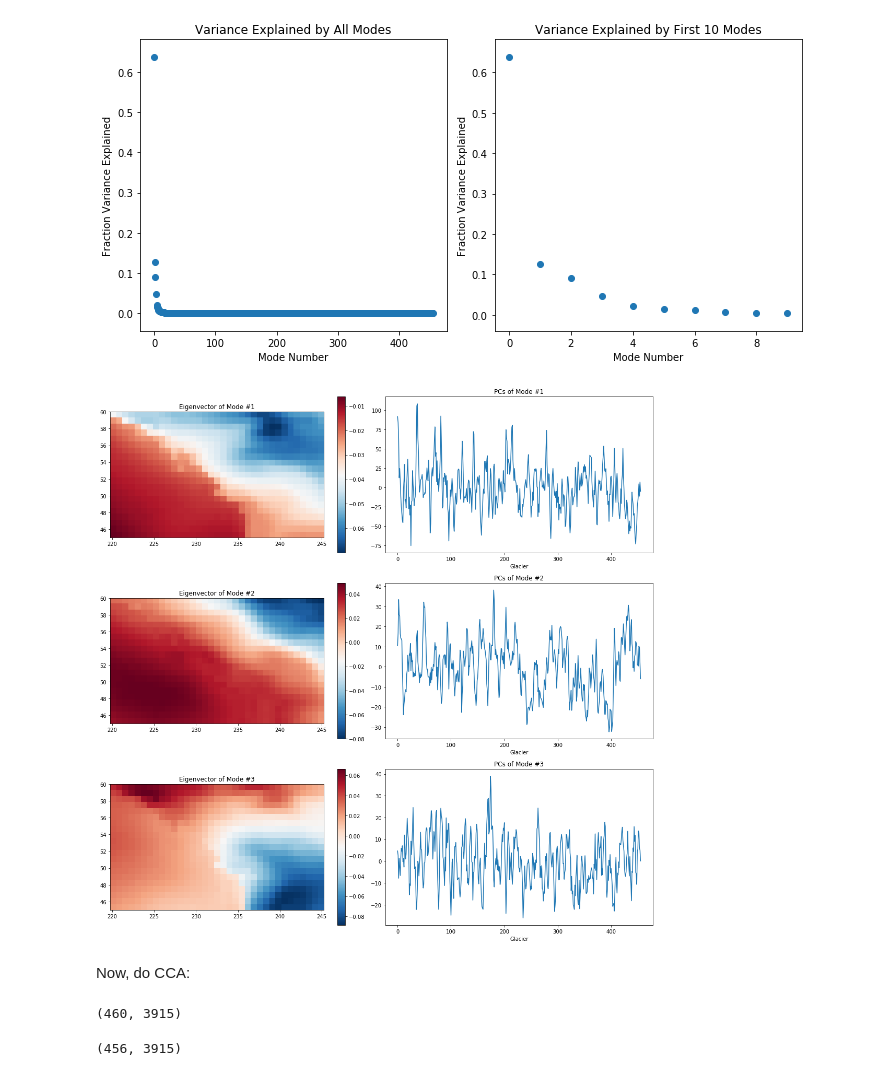
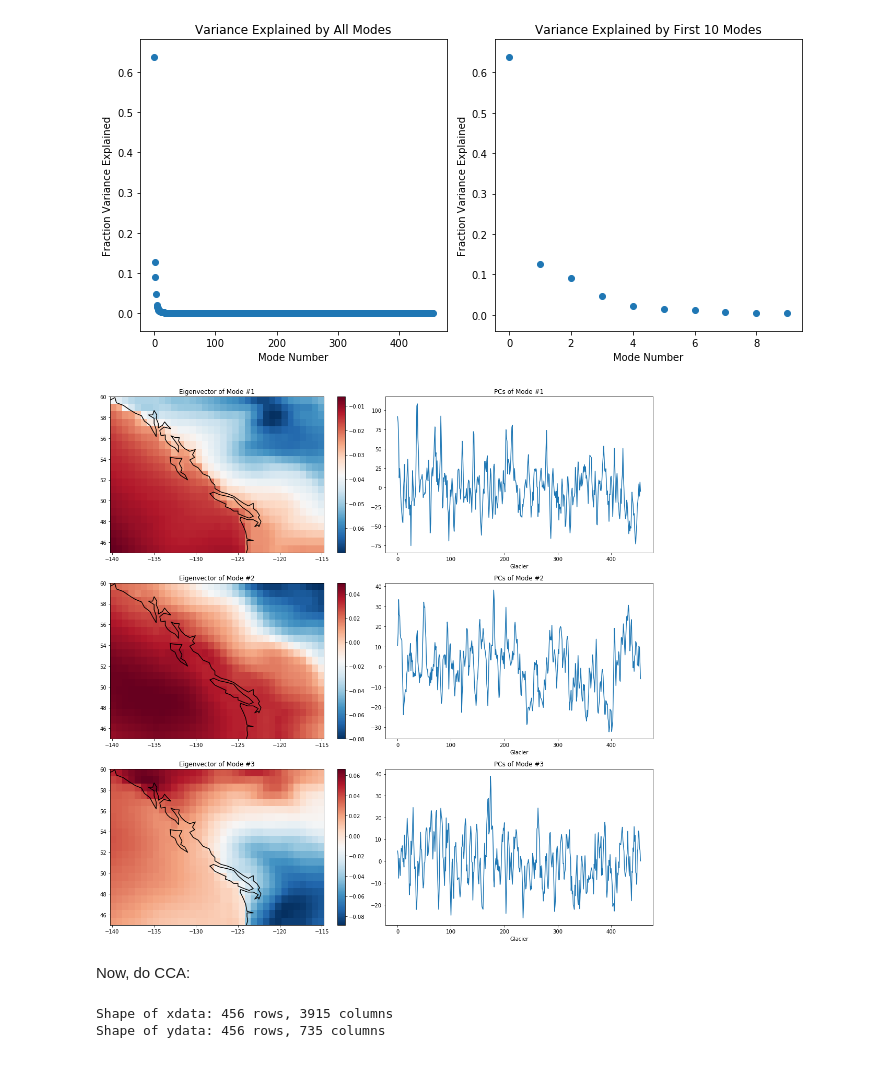
Before and after one commit to andersonsam/eosc_410, a Jupyter notebook: Lab5/Lab5_2019_SOLUTIONS.ipynb, the cells around one changed output. Drawn from its saved outputs; the diff is of its cells as text; code cells hidden in the pictures.

```diff
--- a/Lab5/Lab5_2019_SOLUTIONS.ipynb
+++ b/Lab5/Lab5_2019_SOLUTIONS.ipynb
@@ -13,3 +13,10 @@ from sklearn.cross_decomposition import CCA
 dataSST = pd.read_csv('SST_anomalies_data.csv',header=None)
 months = ['Jan','Feb','Mar','Apr','May','Jun','Jul','Aug','Sep','Oct','Nov','Dec']
 dataSST.head()
+SST_extent=[-360+159.75,-360+260.25,-10.5,10.5] #these are just the known boundaries of the SST grid [lonmin,lonmax,latmin,latmax] for plotting
+
+
+#load coastline data
+coasts = pd.read_csv('coastline.csv',header=None)
+coastLat = coasts[0]
+coastLon = coasts[1]
@@ -27,7 +26,7 @@ dataSST.head()
 filename = 'T_monthly_Canada_1979_2017_ERA_Interim.nc'
 dataERA = Dataset(filename)
 
-lonERA = dataERA.variables['longitude'][:] #in degrees E
+lonERA = -360+dataERA.variables['longitude'][:] #in degrees E
 latERA = dataERA.variables['latitude'][:] #in degrees N
 timeERA = dataERA.variables['time'][:] #in hours since year 1900... not a great unit, but it's what ERA comes in
 T = dataERA.variables['t2m'] #in K
@@ -245,23 +257,26 @@ plt.show()
 # %%
 #plot the first n modes and PCs -- choose a value of 'n' from the variance explained figure!
 
 n = 3
 
 plt.figure(figsize=(15,5*n))
 for kk in range(n):
 
     plt.subplot(n,2,kk*2+1)
-    plt.imshow(np.reshape(eigvecs[kk,:],(21,35)),extent=T_extent,cmap = 'RdBu_r')
+    plt.imshow(np.reshape(eigvecs[kk,:],(21,35)),extent=T_extent,cmap = 'RdBu_r',aspect='auto')
+    plt.plot(coastLon,coastLat,c='k')
+    plt.xlim(T_extent[:2])
+    plt.ylim(T_extent[2:])
     plt.title('Eigenvector of Mode #' + str(kk+1))
     plt.colorbar()
 
     plt.subplot(n,2,(kk+1)*2)
     plt.plot(PCs[:,kk])
     plt.title('PCs of Mode #' + str(kk+1))
     plt.xlabel('Glacier')
 
     plt.tight_layout()
 # %% [output]
-[figure, old version]
+[figure, new version]
 # %% [markdown]
 Now, do CCA:
@@ -272,8 +283,11 @@ ydata = T2d_anomalies_smooth
-# %%
-np.shape(dataSST)
-# %% [output]
-(460, 3915)
-# %%
-np.shape(dataSST[:-4])
-# %% [output]
-(456, 3915)
+# %%
+#rows are time steps -- these must be the same in both x an y data
+xdata = np.asarray(dataSST[:-4])
+ydata = T2d_anomalies_smooth.T
+
+#check shape
+print('Shape of xdata: ' + str(np.shape(xdata)[0]) + ' rows, ' + str(np.shape(xdata)[1]) + ' columns')
+print('Shape of ydata: ' + str(np.shape(ydata)[0]) + ' rows, ' + str(np.shape(ydata)[1]) + ' columns')
+# %% [output]
+Shape of xdata: 456 rows, 3915 columns
+Shape of ydata: 456 rows, 735 columns
```
Also changed, not shown: parts of 13 cells of this notebook.
